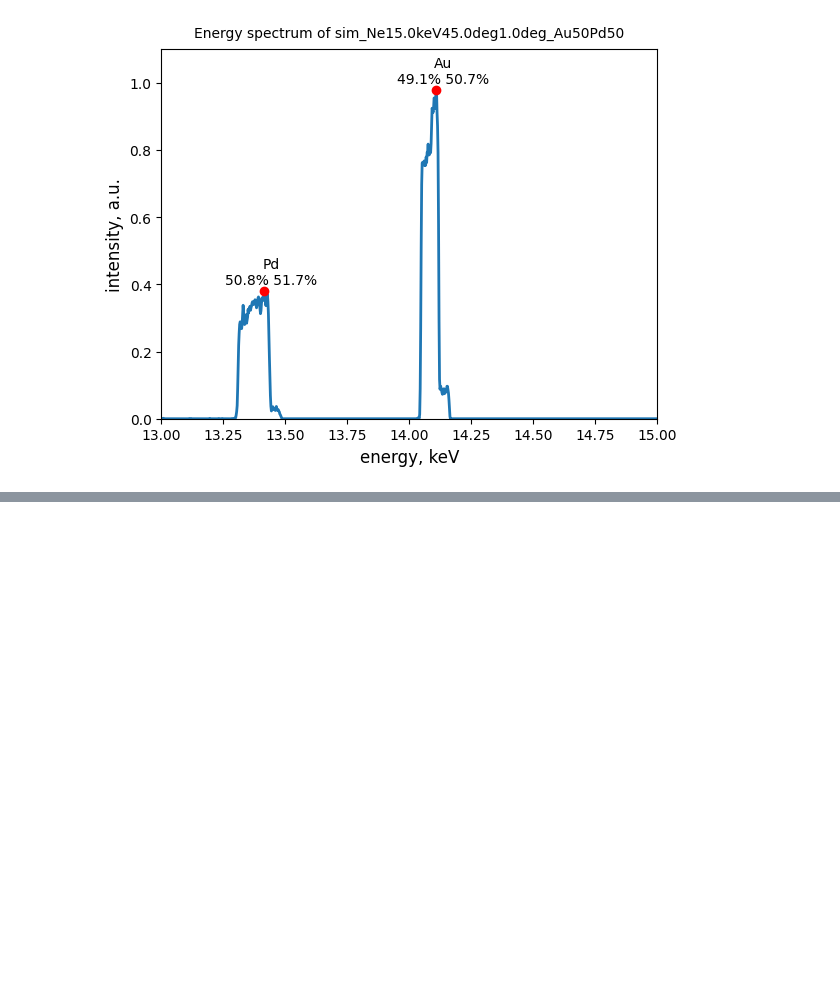
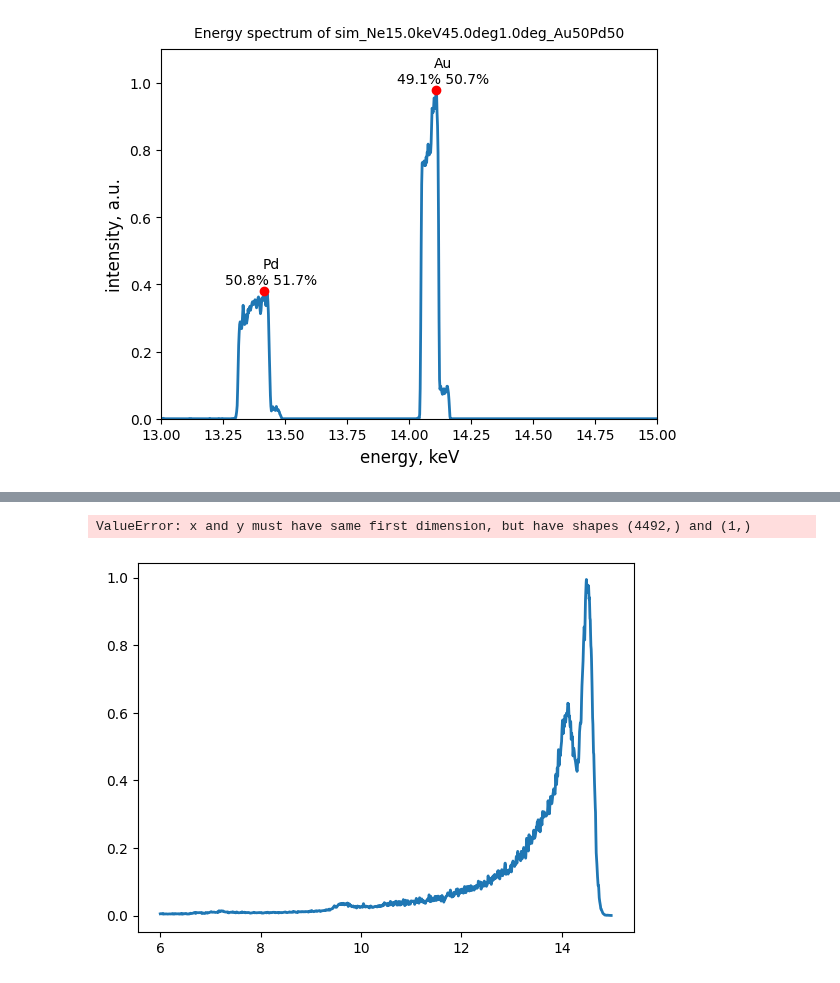
Before and after one commit to mauveferret/SpecRec, a Jupyter notebook: main_example.ipynb, the cells around one changed output, grey strips where cells are left out. Drawn from its saved outputs; the diff is of its cells as text; code cells hidden in the pictures; blank space fills up the shorter version.

Commit message:
started fitting

```diff
--- a/main_example.ipynb
+++ b/main_example.ipynb
@@ -45,0 +50,29 @@ leis.plot_spectrum_with_concs(data, title="Energy spectrum of "+data.calc_name)
+# %%
+import matplotlib.pyplot as plt
+
+spectrum_path0 = os.getcwd()+os.sep+"raw_data"+os.sep+"exp_AuPd"+os.sep
+exp_spectra = os.listdir(spectrum_path0)
+
+spectrum_path = next(path for path in exp_spectra if "15-07" in path)
+
+Emin = 6000
+Emax = 15000
+
+data = leis.spectrum(spectrum_path0+spectrum_path, 20)
+
+young_fitting = leis.fitted_spectrum(data, "Pd", "Au")
+
+
+plt.plot(data.spectrum_en[int(Emin/data.step):]/1000, data.spectrum_int[int(Emin/data.step):], '-', linewidth=2, label=data.calc_name)
+plt.plot(data.spectrum_en[int(Emin/data.step):]/1000, young_fitting.get_fitted_spectrum, '--', linewidth=2, color="red", label="Fitted spectrum")
+
+plt.xlabel('energy, keV', fontsize=12)
+#plt.xlim (Emin/1000, Emax/1000)
+plt.ylabel('intensity, a.u.', fontsize=12)
+plt.ylim(0, 1.1)
+plt.minorticks_on
+plt.legend()
+plt.show()
+# %% [output]
+ValueError: x and y must have same first dimension, but have shapes (4492,) and (1,)
+[figure, added]
```
Also changed, not shown: parts of 1 cell of this notebook, 1 other file.
